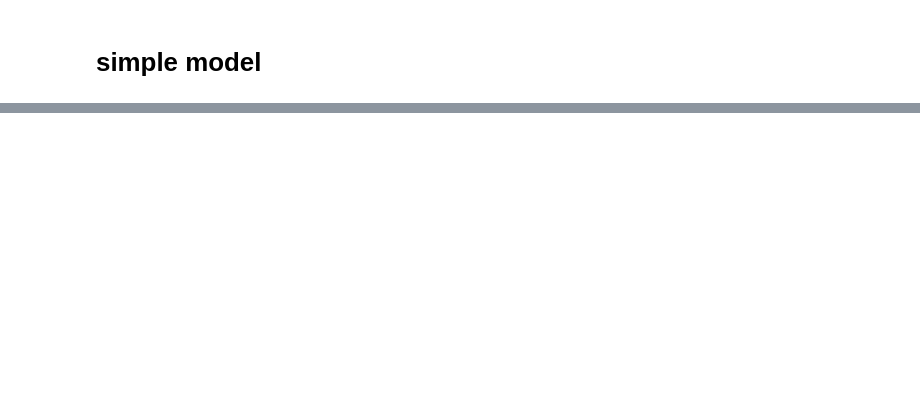
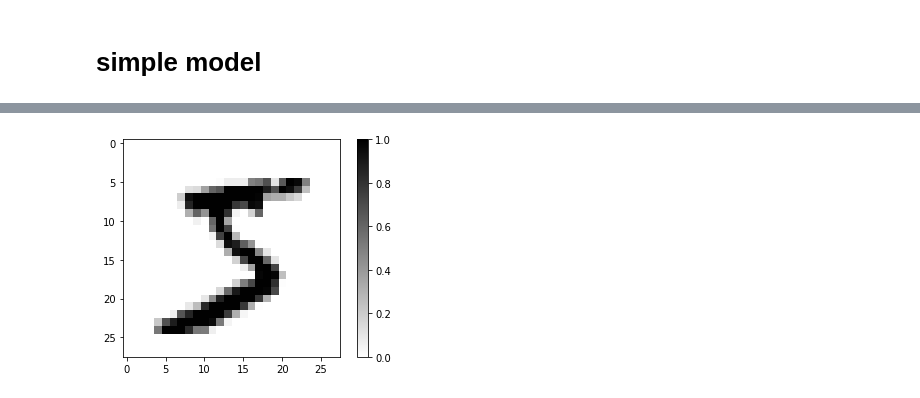
Before and after one commit to yu-s1127/hw_model, a Jupyter notebook: simple_model/simple_model.ipynb, the cells around one changed output, grey strips where cells are left out. Cells and saved outputs as stored; diff of their text form; code cells hidden in the pictures; blank space fills up the shorter version.

```diff
--- a/simple_model/simple_model.ipynb
+++ b/simple_model/simple_model.ipynb
@@ -11,0 +113,3 @@ ModuleNotFoundError: No module named 'tensorflow'
+# %%
+train_images_norm = train_images / 255.0
+test_images_norm = test_images /255.0
@@ -11,0 +124,8 @@ ModuleNotFoundError: No module named 'tensorflow'
+# %%
+plt.figure()
+# plt.imshow(train_images[0])
+plt.imshow(train_images_norm[0], cmap=plt.cm.binary)
+plt.colorbar()
+plt.show()
+# %% [output]
+[figure, added]
```
Also changed, not shown: parts of 23 cells of this notebook, 2 other files.
